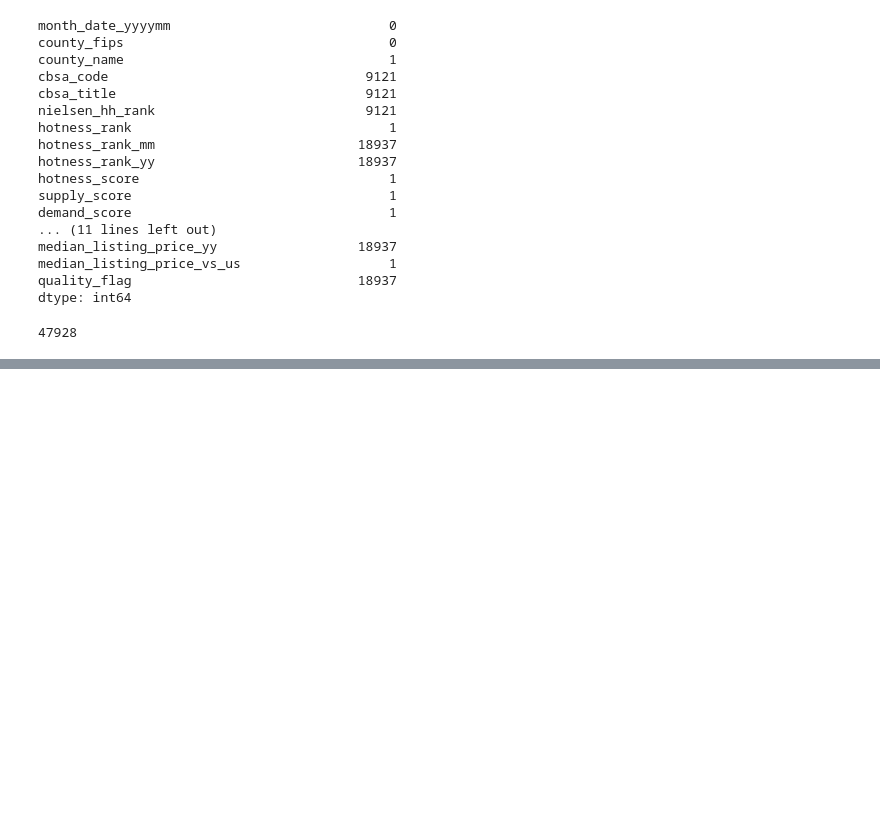
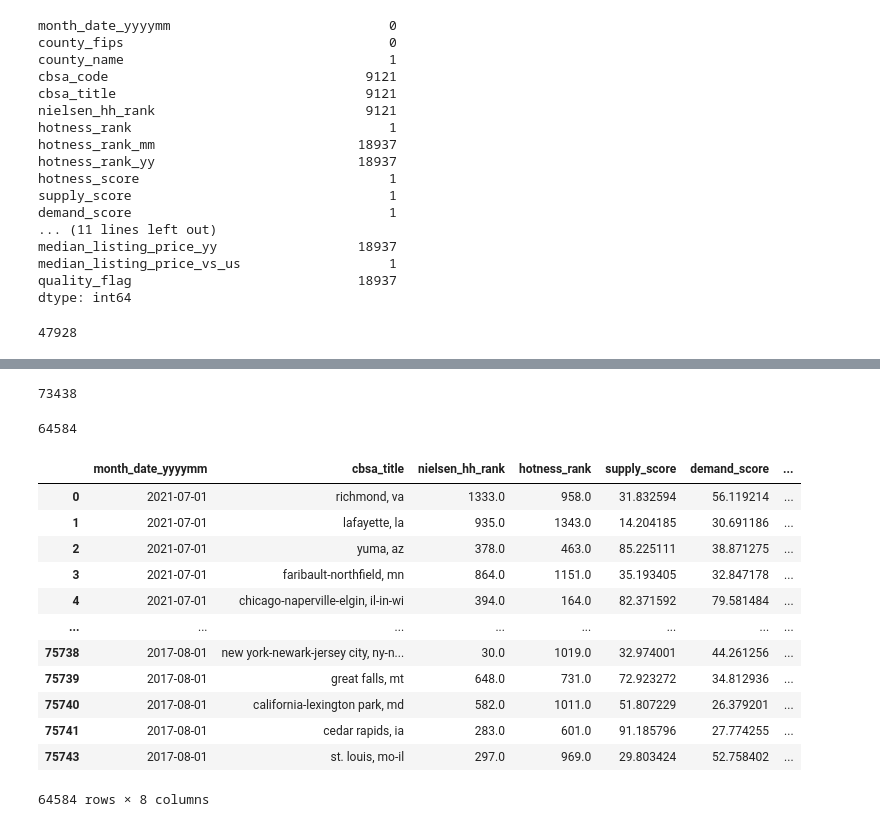
Before and after one commit to sjpozzuoli/Daves_Eagles, a Jupyter notebook: Dataset_Exploration_v1.ipynb, the cells around one changed output, grey strips where cells are left out. Saved outputs shown, nothing was run; the diff lists cells and outputs as text; code cells hidden in the pictures; blank space fills up the shorter version.

Commit message:
Completed clean up of the larger realtor.com dataset, excluding null values, changing data types, splitting the string values where appropriate. Generated two possible versions for exploration.

```diff
--- a/Dataset_Exploration_v1.ipynb
+++ b/Dataset_Exploration_v1.ipynb
@@ -125,6 +125,6 @@ print(len(year_over_year_df["cbsa_title"]))
 # %% [output]
 47928
 # %%
-#create a new
+#create a new cleaned df to explore alternative column options
 cleaned_df = realtor_df[["month_date_yyyymm","cbsa_title","nielsen_hh_rank","hotness_rank","supply_score",
-                        "demand_score","median_days_on_market","median_listing_price"]]
+                        "demand_score","median_days_on_market","median_listing_price","quality_flag"]]
@@ -132,0 +151,31 @@ triggered_df = cleaned_df.loc[cleaned_df["quality_flag"] == 1]
+# %%
+#Drop the triggered rows from the new clean_df
+cleaned_df = cleaned_df.loc[cleaned_df["quality_flag"] != 1]
+print(len(cleaned_df["quality_flag"]))
+# %% [output]
+73438
+# %%
+#Drop the quality_flag column and the null values with rows without a cbsa_title (eg. city name)
+cleaned_df = cleaned_df.drop(["quality_flag"], axis=1)
+cleaned_df = cleaned_df.dropna()
+print(len(cleaned_df["cbsa_title"]))
+# %% [output]
+64584
+# %%
+#Change the first column to a date time type
+cleaned_df["month_date_yyyymm"] = pd.to_datetime(cleaned_df["month_date_yyyymm"],format='%Y%m')
+cleaned_df
+# %% [output]
+|  | month_date_yyyymm | cbsa_title | nielsen_hh_rank | hotness_rank | supply_score | demand_score | ... |
+| 0 | 2021-07-01 | richmond, va | 1333.0 | 958.0 | 31.832594 | 56.119214 | ... |
+| 1 | 2021-07-01 | lafayette, la | 935.0 | 1343.0 | 14.204185 | 30.691186 | ... |
+| 2 | 2021-07-01 | yuma, az | 378.0 | 463.0 | 85.225111 | 38.871275 | ... |
+| 3 | 2021-07-01 | faribault-northfield, mn | 864.0 | 1151.0 | 35.193405 | 32.847178 | ... |
+| 4 | 2021-07-01 | chicago-naperville-elgin, il-in-wi | 394.0 | 164.0 | 82.371592 | 79.581484 | ... |
+| ... | ... | ... | ... | ... | ... | ... | ... |
+| 75738 | 2017-08-01 | new york-newark-jersey city, ny-n... | 30.0 | 1019.0 | 32.974001 | 44.261256 | ... |
+| 75739 | 2017-08-01 | great falls, mt | 648.0 | 731.0 | 72.923272 | 34.812936 | ... |
+| 75740 | 2017-08-01 | california-lexington park, md | 582.0 | 1011.0 | 51.807229 | 26.379201 | ... |
+| 75741 | 2017-08-01 | cedar rapids, ia | 283.0 | 601.0 | 91.185796 | 27.774255 | ... |
+| 75743 | 2017-08-01 | st. louis, mo-il | 297.0 | 969.0 | 29.803424 | 52.758402 | ... |
+64584 rows × 8 columns
```
Also changed, not shown: parts of 11 cells of this notebook, 2 other files.
